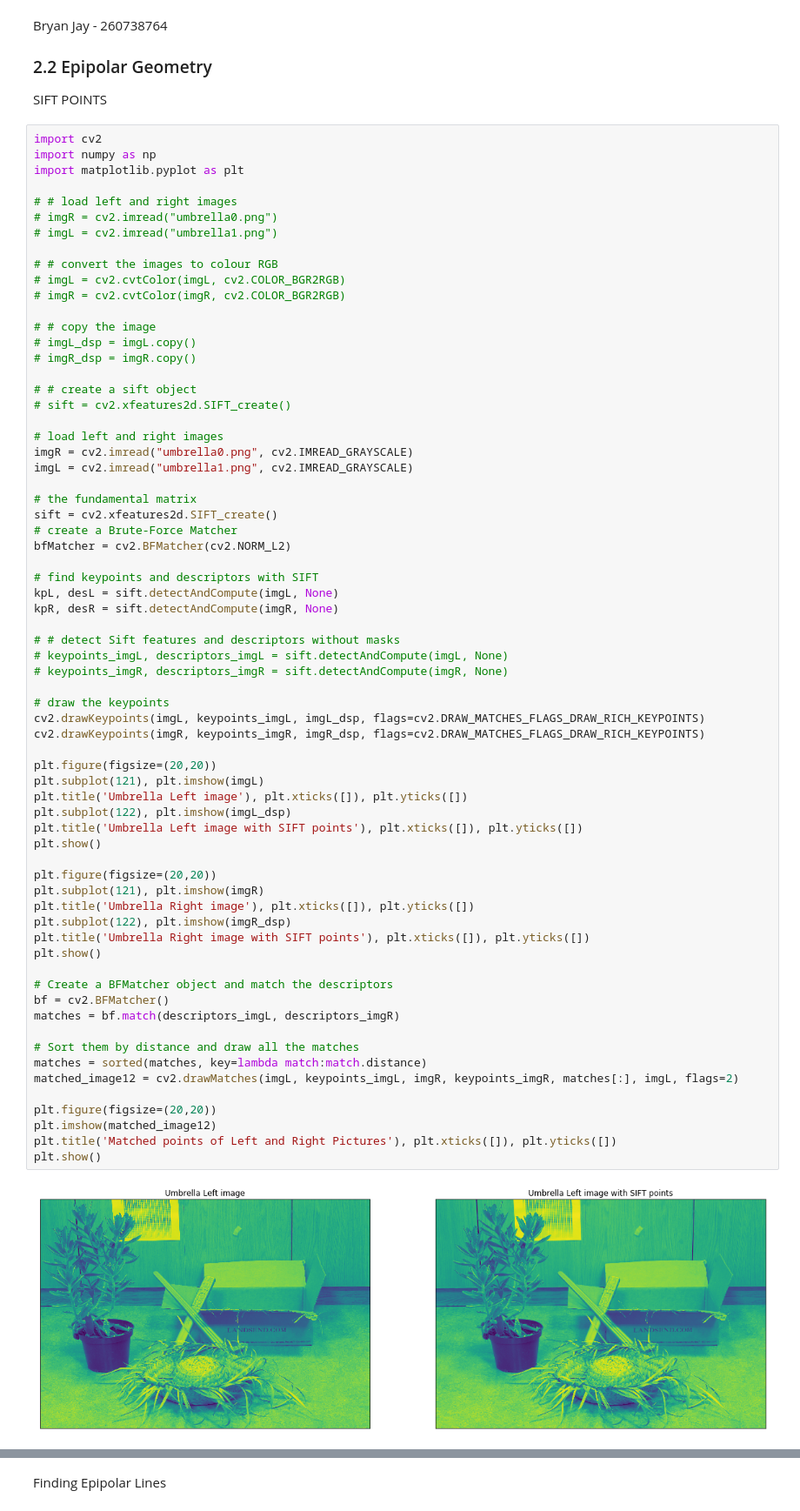
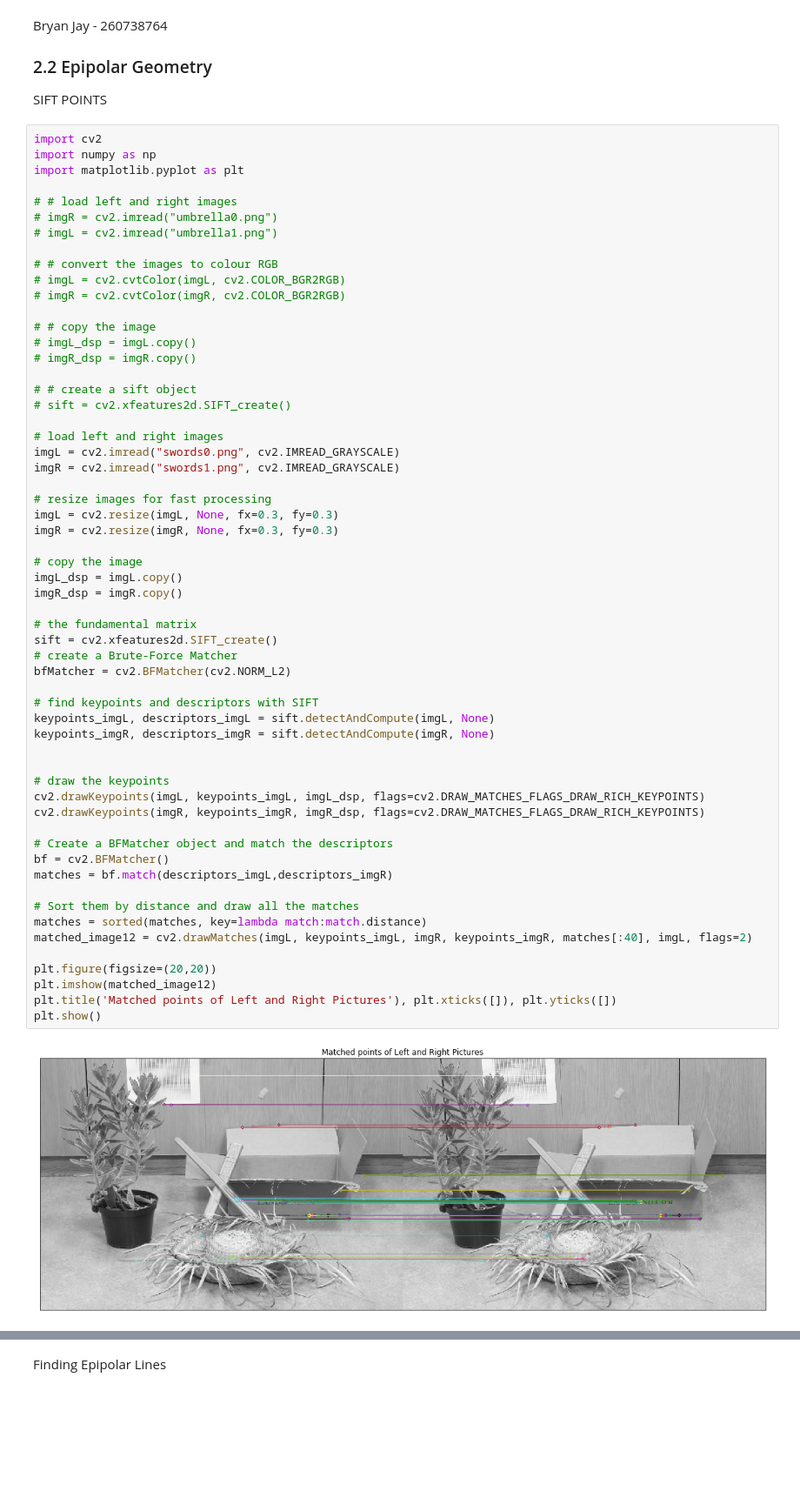
Before and after one commit to bryanjay28/ECSE415, a Jupyter notebook: Assignment3/Epipolar_Geometry.ipynb, the cells around one changed output, grey strips where cells are left out. Shown at 87% size. Cells and saved outputs as stored; diff of their text form; blank space fills up the shorter version.

```diff
--- a/Assignment3/Epipolar_Geometry.ipynb
+++ b/Assignment3/Epipolar_Geometry.ipynb
@@ -20,54 +20,45 @@ import matplotlib.pyplot as plt
 # imgR_dsp = imgR.copy()
 
 # # create a sift object
 # sift = cv2.xfeatures2d.SIFT_create()
 
 # load left and right images
-imgR = cv2.imread("umbrella0.png", cv2.IMREAD_GRAYSCALE)
-imgL = cv2.imread("umbrella1.png", cv2.IMREAD_GRAYSCALE)
+imgL = cv2.imread("swords0.png", cv2.IMREAD_GRAYSCALE)
+imgR = cv2.imread("swords1.png", cv2.IMREAD_GRAYSCALE)
+
+# resize images for fast processing
+imgL = cv2.resize(imgL, None, fx=0.3, fy=0.3)
+imgR = cv2.resize(imgR, None, fx=0.3, fy=0.3)
+
+# copy the image
+imgL_dsp = imgL.copy()
+imgR_dsp = imgR.copy()
 
 # the fundamental matrix
 sift = cv2.xfeatures2d.SIFT_create()
 # create a Brute-Force Matcher
 bfMatcher = cv2.BFMatcher(cv2.NORM_L2)
 
 # find keypoints and descriptors with SIFT
-kpL, desL = sift.detectAndCompute(imgL, None)
-kpR, desR = sift.detectAndCompute(imgR, None)
+keypoints_imgL, descriptors_imgL = sift.detectAndCompute(imgL, None)
+keypoints_imgR, descriptors_imgR = sift.detectAndCompute(imgR, None)
 
-# # detect Sift features and descriptors without masks
-# keypoints_imgL, descriptors_imgL = sift.detectAndCompute(imgL, None)
-# keypoints_imgR, descriptors_imgR = sift.detectAndCompute(imgR, None)
 
 # draw the keypoints
 cv2.drawKeypoints(imgL, keypoints_imgL, imgL_dsp, flags=cv2.DRAW_MATCHES_FLAGS_DRAW_RICH_KEYPOINTS)
 cv2.drawKeypoints(imgR, keypoints_imgR, imgR_dsp, flags=cv2.DRAW_MATCHES_FLAGS_DRAW_RICH_KEYPOINTS)
 
-plt.figure(figsize=(20,20))
-plt.subplot(121), plt.imshow(imgL)
-plt.title('Umbrella Left image'), plt.xticks([]), plt.yticks([])
-plt.subplot(122), plt.imshow(imgL_dsp)
-plt.title('Umbrella Left image with SIFT points'), plt.xticks([]), plt.yticks([])
-plt.show()
-
-plt.figure(figsize=(20,20))
-plt.subplot(121), plt.imshow(imgR)
-plt.title('Umbrella Right image'), plt.xticks([]), plt.yticks([])
-plt.subplot(122), plt.imshow(imgR_dsp)
-plt.title('Umbrella Right image with SIFT points'), plt.xticks([]), plt.yticks([])
-plt.show()
-
 # Create a BFMatcher object and match the descriptors
 bf = cv2.BFMatcher()
-matches = bf.match(descriptors_imgL, descriptors_imgR)
+matches = bf.match(descriptors_imgL,descriptors_imgR)
 
 # Sort them by distance and draw all the matches
 matches = sorted(matches, key=lambda match:match.distance)
-matched_image12 = cv2.drawMatches(imgL, keypoints_imgL, imgR, keypoints_imgR, matches[:], imgL, flags=2)
+matched_image12 = cv2.drawMatches(imgL, keypoints_imgL, imgR, keypoints_imgR, matches[:40], imgL, flags=2)
 
 plt.figure(figsize=(20,20))
 plt.imshow(matched_image12)
 plt.title('Matched points of Left and Right Pictures'), plt.xticks([]), plt.yticks([])
 plt.show()
 # %% [output]
-[figure, old version]
+[figure, new version]
```
Also changed, not shown: parts of 6 cells of this notebook, 4 other files.
